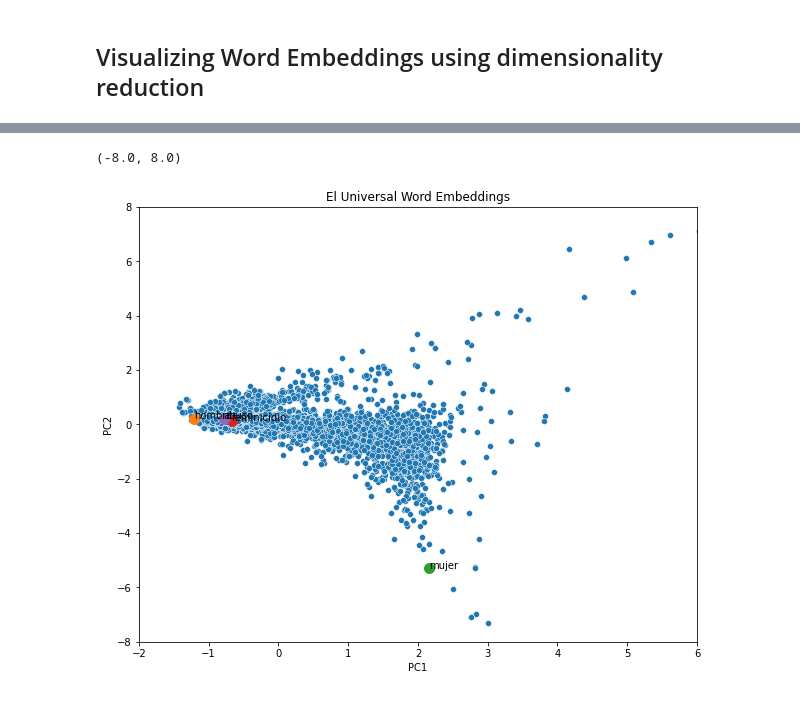
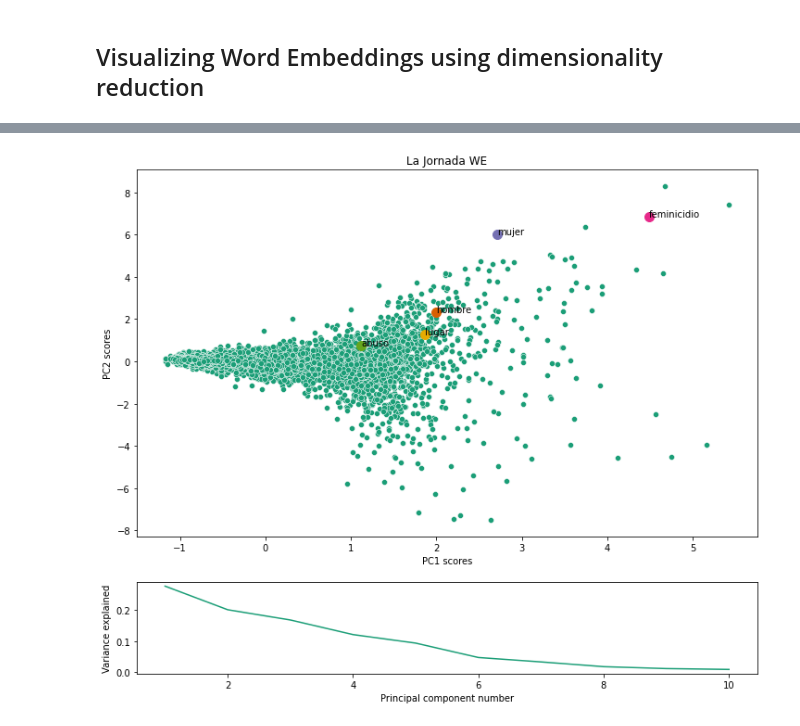
Before and after one commit to RobertoBarrosoLuque/GenderProject, a Jupyter notebook: notebook_experiments/embedding_eda.ipynb, the cells around one changed output, grey strips where cells are left out. Drawn from its saved outputs; the diff is of its cells as text; code cells hidden in the pictures.

Commit message:
Adding PCA scores + scree plots for all three mexican newspapers

```diff
--- a/notebook_experiments/embedding_eda.ipynb
+++ b/notebook_experiments/embedding_eda.ipynb
@@ -129,7 +108,9 @@ Sentiment 0.49789225920557484
 # %%
 from sklearn.decomposition import PCA
 import seaborn as sns
+sns.set_palette("Dark2")
 import matplotlib.pyplot as plt
+import matplotlib.gridspec as gridspec
 # %%
 # Retrieve vectors
 X_jornada = laJornada_w2v[laJornada_w2v.wv.vocab]
@@ -137,3 +118,0 @@ X_universal = elUniversal_w2v[elUniversal_w2v.wv.vocab]
-# %%
-pca = PCA(n_components=2)
-result_la_jornada = pca.fit_transform(X_jornada)
@@ -152,16 +119,39 @@ Text(0.5, 1.0, 'La Jornada Word Embeddings')
-# %%
-result_el_universal = pca.fit_transform(X_universal)
-# %%
-plt.figure(figsize=(10,8))
-sns.scatterplot(x=result_el_universal[:, 0], y=result_el_universal[:, 1])
-for i, word in enumerate(words_of_interest):
-    plt.scatter(result_el_universal[i, 0], result_el_universal[i, 1], marker='o', s=100)
-    plt.annotate(word, xy=(result_el_universal[i, 0], result_el_universal[i, 1]))
-plt.xlabel("PC1")
-plt.ylabel("PC2")
-plt.title("El Universal Word Embeddings")
-plt.xlim([-2, 6])
-plt.ylim([-8, 8])
-# %% [output]
-(-8.0, 8.0)
-[figure, removed]
+# %%
+def pca_plot(embedings_x, words_of_interest, title,  xlim=None, ylim=None, pca=PCA(n_components=10)):
+    """
+    Reduce embedding space into first and second principal components.
+    Visualize words of interes in pc_1 and pc_2 scores, plot scree to visualize
+    variance explained by each PC.
+    """
+    fig = plt.figure(figsize=(12,10))
+    gs = gridspec.GridSpec(2, 1, height_ratios=[4, 1])
+
+    ax0 = plt.subplot(gs[0])
+    ax1 = plt.subplot(gs[1])
+
+    result = pca.fit_transform(embedings_x)
+    plt.sca(ax0)
+    sns.scatterplot(x=result[:, 0], y=result[:, 1])
+    for i, word in enumerate(words_of_interest):
+        plt.scatter(result[i, 0], result[i, 1], marker='o', s=100)
+        plt.annotate(word, xy=(result[i, 0], result[i, 1]))
+    plt.xlabel("PC1 scores")
+    plt.ylabel("PC2 scores")
+    plt.title(title)
+
+    if xlim:
+        plt.xlim(xlim)
+    if ylim:
+        plt.ylim(ylim)
+
+    plt.sca(ax1)
+    sns.lineplot(x=range(1, pca.n_components+1), y=pca.explained_variance_ratio_)
+    plt.xlabel("Principal component number")
+    plt.ylabel("Variance explained")
+
+
+    return fig
+# %%
+fig = pca_plot(X_jornada, words_of_interest, "La Jornada WE")
+# %% [output]
+[figure, added]
```
Also changed, not shown: parts of 17 cells of this notebook.
